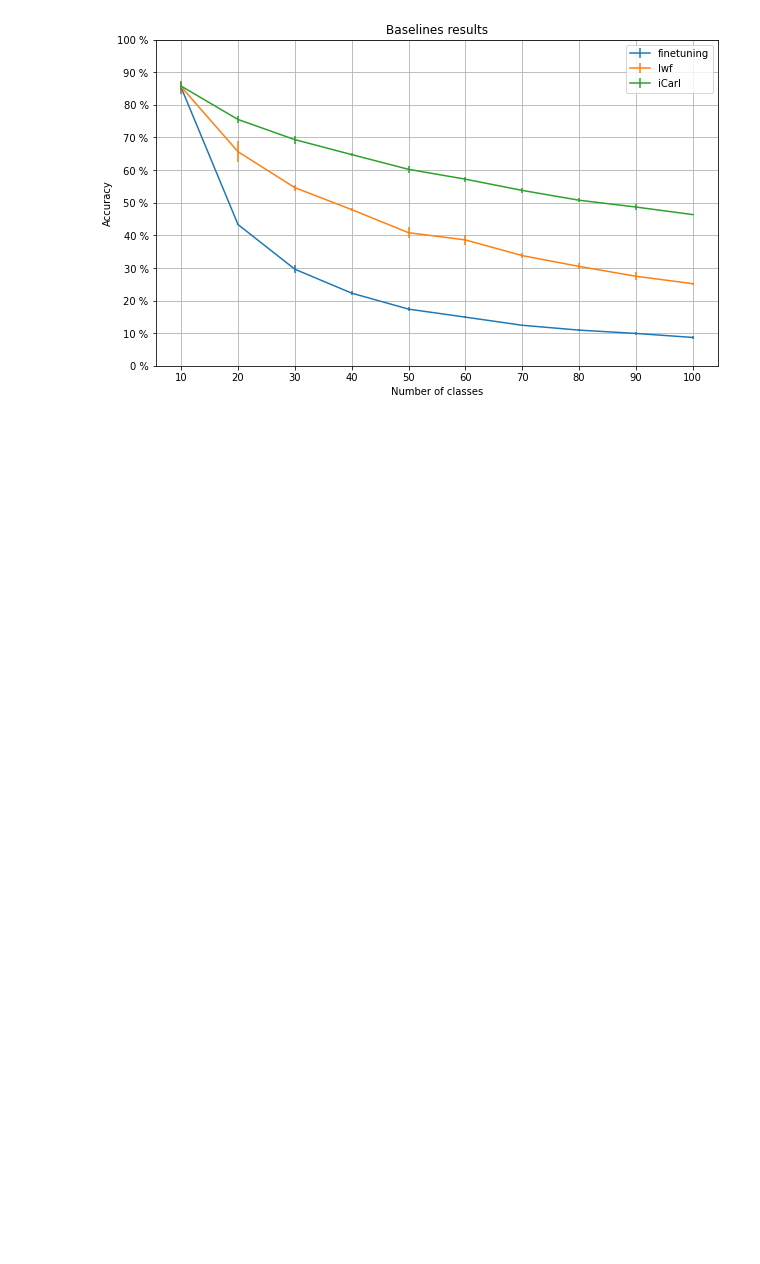
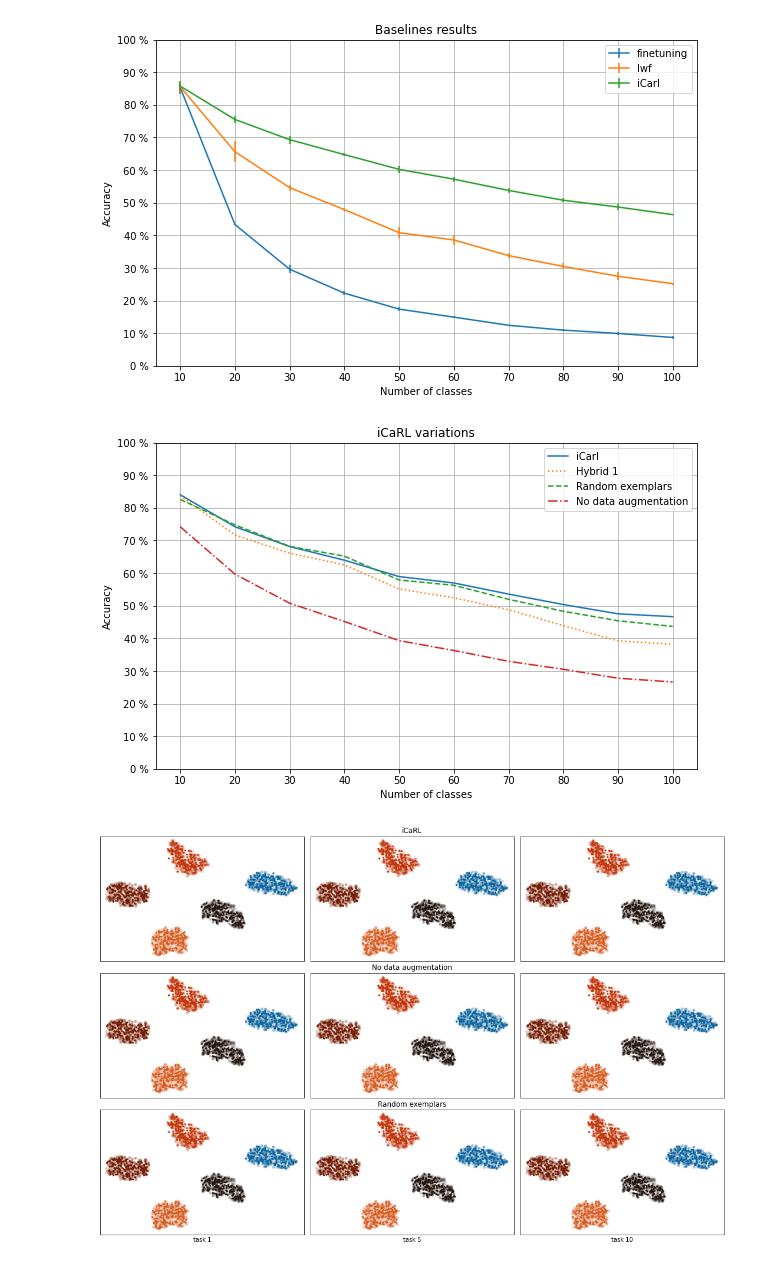
Before and after one commit to alessandronicolini/Incremental-Learning, a Jupyter notebook: Project_plots.ipynb, the cells around one changed output. Cells and saved outputs as stored; diff of their text form; code cells hidden in the pictures; blank space fills up the shorter version.

```diff
--- a/Project_plots.ipynb
+++ b/Project_plots.ipynb
@@ -5,7 +5,8 @@ import numpy as np
 import matplotlib.pyplot as plt
 # BASELINES
 # seed 203, 981, 404
-
+# TODO rifare il joint training
+size_param = 6
 joint_training = [[84.82, 80.52, 76.46, 76.43, 74.41, 73.28, 72.16, 69.57, 68.77, 68.33]]
 
 finetuning = np.array([[82.6, 43.30, 30.27, 22.70, 17.10, 15.43, 12.59, 10.60, 9.50, 8.95],
@@ -22,7 +23,7 @@ iCarl = np.array([[84.04, 74.22, 68.14, 63.96, 58.93, 56.98, 53.57, 50.37, 47.52
 
 classes = [i*10 for i in range(1, 11)]
 
-fig, ax = plt.subplots(figsize=(1.681*6, 6))
+fig, ax = plt.subplots(figsize=(1.618*size_param, size_param))
 for values, method_name in zip([finetuning, lwf, iCarl], ['finetuning', 'lwf', 'iCarl']):
   means = values.mean(axis=0)
   errs = values.std(axis=0)
@@ -37,6 +38,61 @@ ax.set(xticks=classes,
        title='Baselines results')
 ax.legend()
 ax.grid()
+plt.savefig('baselines_report.png')
 plt.show()
 # %% [output]
 [figure]
+# %%
+# ICARL DIFFERENT CONFIGURATIONS SEED 203
+size_param = 6
+
+ic = np.array([84.04, 74.22, 68.14, 63.96, 58.93, 56.98, 53.57, 50.37, 47.52, 46.64], dtype=float)
+icFc =  np.array([83.7,71.7,66.1,62.5,55.12,52.449,48.78,43.9,39.211,38.2], dtype=float)
+icRndEx = np.array([82.59, 74.79, 68.21, 65.20, 57.89, 56.27, 51.97, 48.30, 45.39, 43.66], dtype=float)
+icNoDa = np.array([74.22, 59.69, 50.78, 45.16, 39.30, 36.28, 32.96, 30.51, 27.78, 26.62], dtype=float)
+
+fig, ax = plt.subplots(figsize=(1.618*size_param, size_param))
+classes = [i*10 for i in range(1, 11)]
+conf_names = ['iCarl', 'Hybrid 1', 'Random exemplars', 'No data augmentation']
+configurations = [ic, icFc, icRndEx, icNoDa]
+linestyles = ['solid', 'dotted', 'dashed', 'dashdot']
+
+for values, conf_name, l_style in zip(configurations, conf_names, linestyles):
+  ax.plot(classes, values, label=conf_name, linestyle=l_style)
+
+ax.set(xticks=classes,
+       xlabel='Number of classes',
+       yticks=[i*10 for i in range(11)],
+       yticklabels=[str(i*10)+' %' for i in range(11)],
+       ylabel='Accuracy',
+       title='iCaRL variations')
+
+ax.legend()
+ax.grid()
+plt.savefig('iCaRL_variations_report.png')
+plt.show()
+
+# TSNE for icarl normale, no data augmentation e random exemplars
+import matplotlib.image as mpimg
+ylabels = ['iCaRL', 'No data augmentation', 'Random exemplars']
+xlabels = ['task 1', 'task 5', 'task 10']
+
+fig, axis = plt.subplots(nrows=3, ncols=3, figsize=(15,10), sharex=True)
+
+# print images
+for i in range(axis.shape[0]):
+  for j in range(axis.shape[1]):
+    axis[i][j].tick_params(bottom=False, left=False, labelleft=False, labelbottom=False)
+    axis[i][j].imshow(mpimg.imread('iCarlNoDA_203_tsne_0.png'))
+
+# print axis names
+for i, (x_label, y_label) in enumerate(zip(xlabels, ylabels)):
+  axis[i][1].set(title=y_label)
+  axis[2][i].set(xlabel=x_label)
+plt.tight_layout()
+
+plt.savefig('iCaRL_variations_tsne_report.png')
+plt.show()
+# %% [output]
+[figure, added]
+[figure, added]
```
Also changed, not shown: parts of 1 cell of this notebook.
